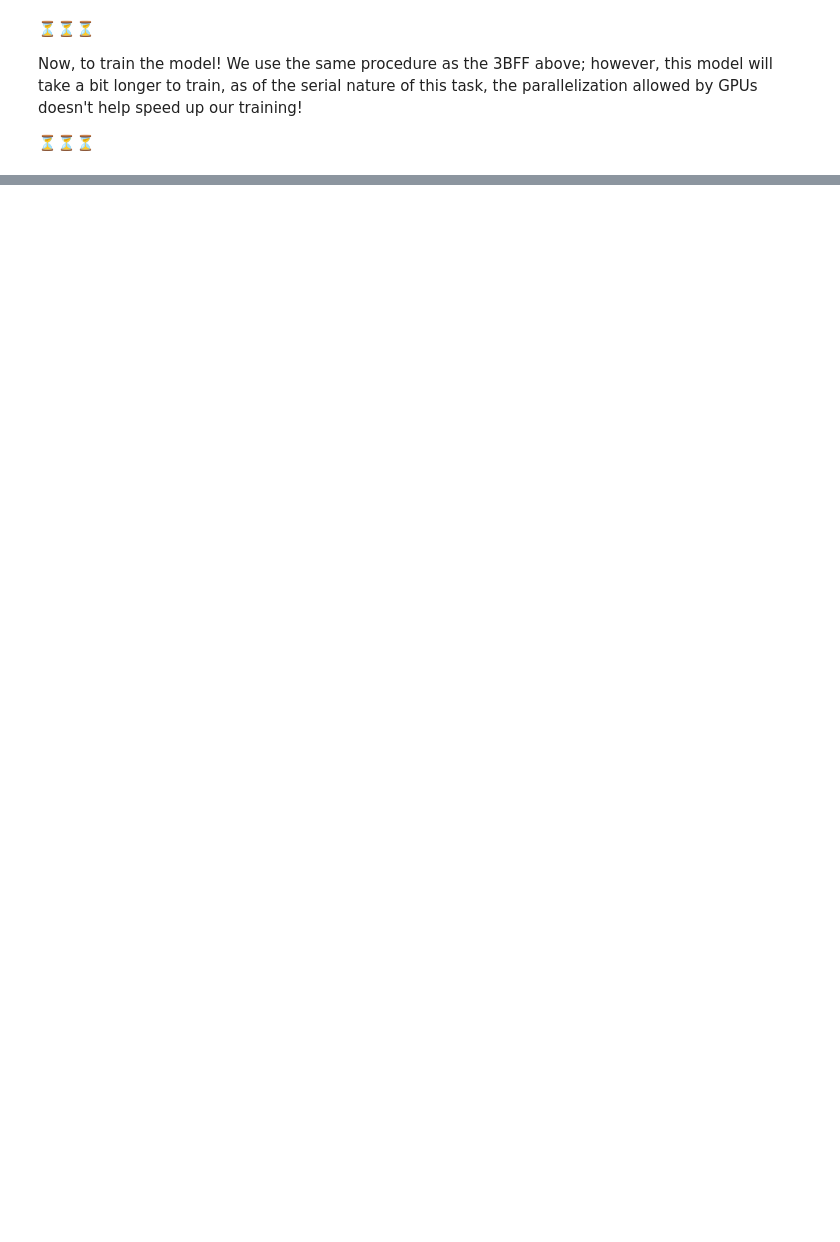
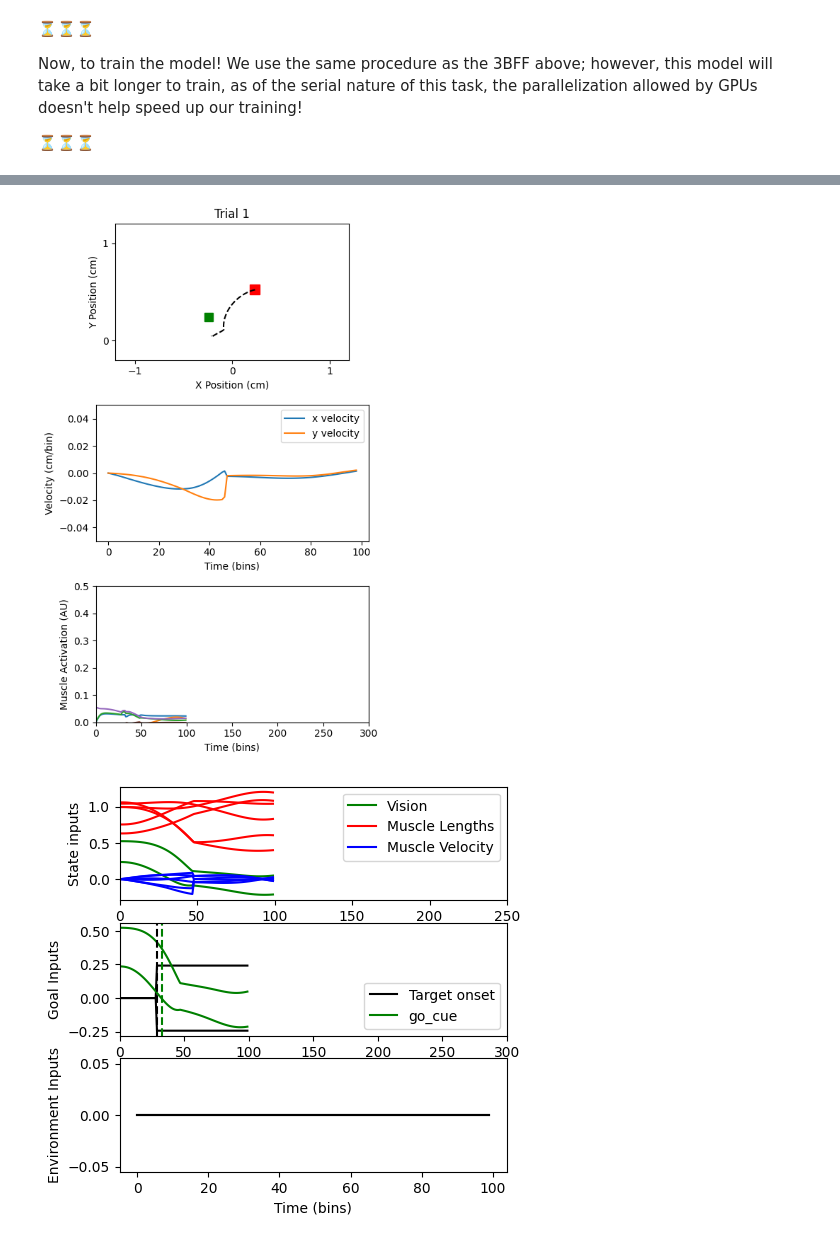
Before and after one commit to MethylC/NeuroAi-Project, a Jupyter notebook: NeuroAi_Project.ipynb, the cells around one changed output, grey strips where cells are left out. Saved outputs shown, nothing was run; the diff lists cells and outputs as text; code cells hidden in the pictures; blank space fills up the shorter version.

```diff
--- a/NeuroAi_Project.ipynb
+++ b/NeuroAi_Project.ipynb
@@ -854,0 +948,26 @@ VBox(children=(VBox(children=(HBox(children=(Button(description='🙂', layout=L
+# %%
+import pickle
+# save model as .pkl
+save_dir = pathlib.Path(HOME_DIR) / "models_CO_GRU_128"
+save_dir.mkdir(exist_ok=True)
+with open(save_dir / "model.pkl", "wb") as f:
+    pickle.dump(task_wrapper, f)
+
+# save datamodule as .pkl
+with open(save_dir / "datamodule_sim.pkl", "wb") as f:
+    pickle.dump(task_datamodule, f)
+
+from ctd.comparison.analysis.tt.tasks.tt_RandomTarget import TT_RandomTarget
+from ctd.comparison.analysis.tt.tt import Analysis_TT
+
+fpath_CO_GRU_128 = HOME_DIR + "models_CO_GRU_128/"
+# Create the analysis object:
+analysis_CO_GRU_128 = TT_RandomTarget(
+    run_name = "CO_GRU_128",
+    filepath = fpath_CO_GRU_128)
+
+analysis_CO_GRU_128.plot_trial(1)
+analysis_CO_GRU_128.plot_trial(2)
+# %% [output]
+[figure, added]
+[figure, added]
```
Also changed, not shown: parts of 52 cells of this notebook.
